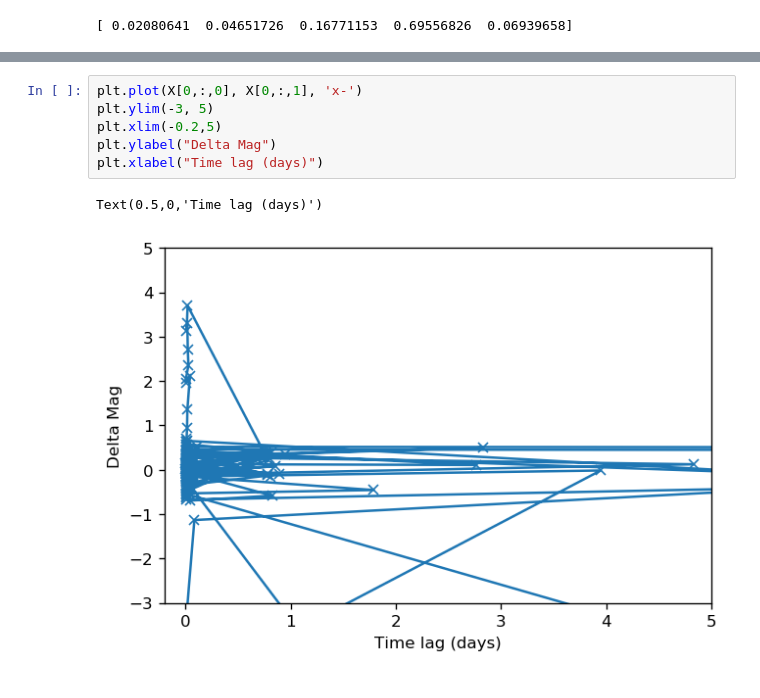
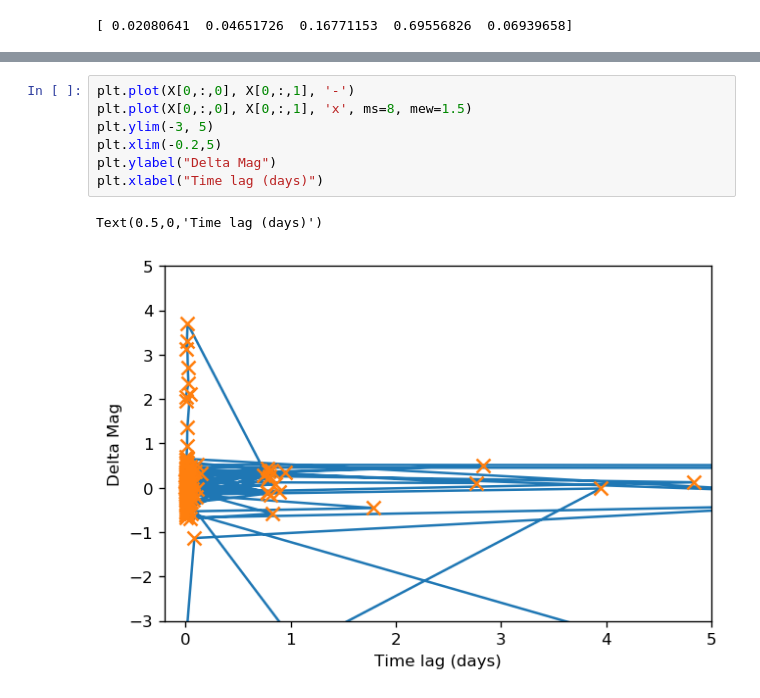
Before and after one commit to ctslater/lightcurve_ml, a Jupyter notebook: ptf_test.ipynb, the cells around one changed output, grey strips where cells are left out. Drawn from its saved outputs; the diff is of its cells as text.

Commit message:
Minor plot tweak.

```diff
--- a/ptf_test.ipynb
+++ b/ptf_test.ipynb
@@ -226,9 +234,10 @@ print(target_classifications)
 # %%
-plt.plot(X[0,:,0], X[0,:,1], 'x-')
+plt.plot(X[0,:,0], X[0,:,1], '-')
+plt.plot(X[0,:,0], X[0,:,1], 'x', ms=8, mew=1.5)
 plt.ylim(-3, 5)
 plt.xlim(-0.2,5)
 plt.ylabel("Delta Mag")
 plt.xlabel("Time lag (days)")
 # %% [output]
 Text(0.5,0,'Time lag (days)')
-[figure, old version]
+[figure, new version]
```
Also changed, not shown: parts of 2 cells of this notebook.
